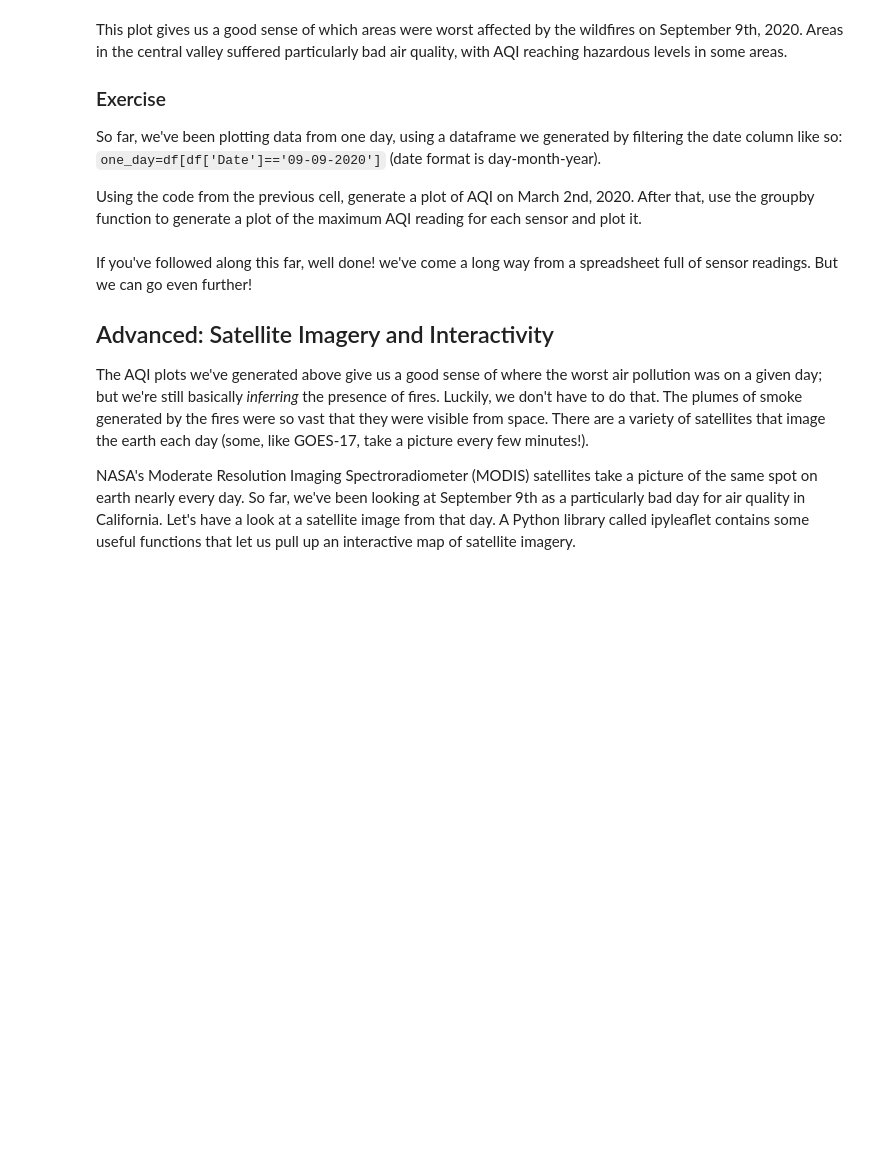
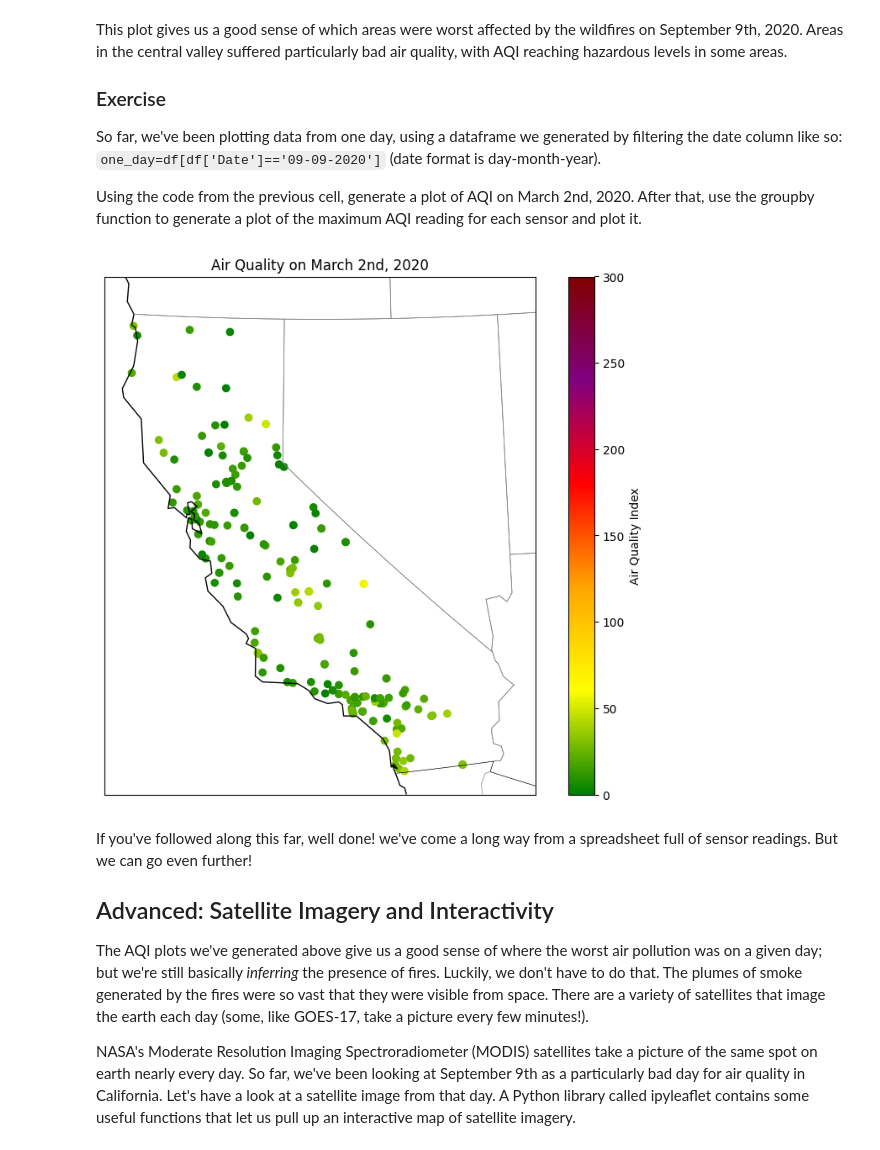
Before and after one commit to Trisken221/QM2, a Jupyter notebook: notebooks/W03. Spatial Data.ipynb, the cells around one changed output. Saved outputs shown, nothing was run; the diff lists cells and outputs as text; code cells hidden in the pictures; blank space fills up the shorter version.

```diff
--- a/notebooks/W03. Spatial Data.ipynb
+++ b/notebooks/W03. Spatial Data.ipynb
@@ -111,10 +111,3 @@ When I print the new columns we've made ("Month" and "Day") next to the original
 ### Exercise
 
 [Here's](https://pandas.pydata.org/docs/reference/api/pandas.Series.dt.dayofyear.html) the documentation for the pandas function that allowed us to extract the day of year from the datetime column. Using the documentation on this page, create a new column in the dataframe that contains the week of year.
-# %%
-# we can extract the month from the Date column and save it as a new column
-df['Month']=df['Date'].dt.month
-# we can do the same for the day of year.
-df['Day']=df['Date'].dt.dayofyear
-df['Week']=df['Date'].dt.isocalendar  Weekofyear
-print(df[['Date','Month','Day','Weekofyear']])
@@ -122,0 +114,3 @@ AttributeError: 'DatetimeProperties' object has no attribute 'Weekofyear'
+# %%
+df['Week'] = df['Date'].dt.isocalendar().week
+df['Week']
@@ -374,6 +425,35 @@ This plot gives us a good sense of which areas were worst affected by the wildfi
 So far, we've been plotting data from one day, using a dataframe we generated by filtering the date column like so: `one_day=df[df['Date']=='09-09-2020']` (date format is day-month-year).
 
 Using the code from the previous cell, generate a plot of AQI on March 2nd, 2020. After that, use the groupby function to generate a plot of the maximum AQI reading for each sensor and plot it.
+# %%
+# Filter the dataframe for March 2nd, 2020
+one_day = df[df['Date'] == '02-03-2020']
+
+# Create the basemap
+map = Basemap(projection='lcc', resolution='l',
+            lat_0=37.5, lon_0=-119,
+            width=1E6, height=1.2E6)
+
+# Draw map features
+map.drawcoastlines(color='black')
+map.drawcountries(color='black')
+map.drawstates(color='gray')
+
+# Plot AQI sensor data
+map.scatter(
+      one_day['longitude'],
+      one_day['latitude'],
+      latlon=True,
+      c=one_day['AQI'],
+      cmap=aqi_colors,
+      vmin=0,
+      vmax=300)
+
+# Add title and colorbar
+plt.title('Air Quality on March 2nd, 2020')
+plt.colorbar(label='Air Quality Index');
+# %% [output]
+[figure, added]
 # %% [markdown]
 If you've followed along this far, well done! we've come a long way from a spreadsheet full of sensor readings. But we can go even further!
 
```
Also changed, not shown: parts of 9 cells of this notebook.
